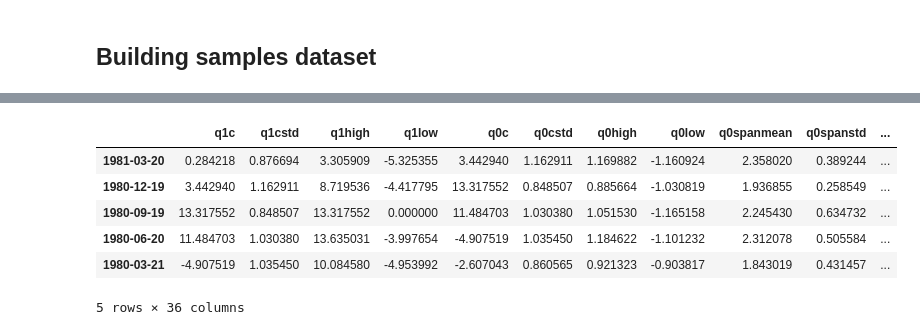
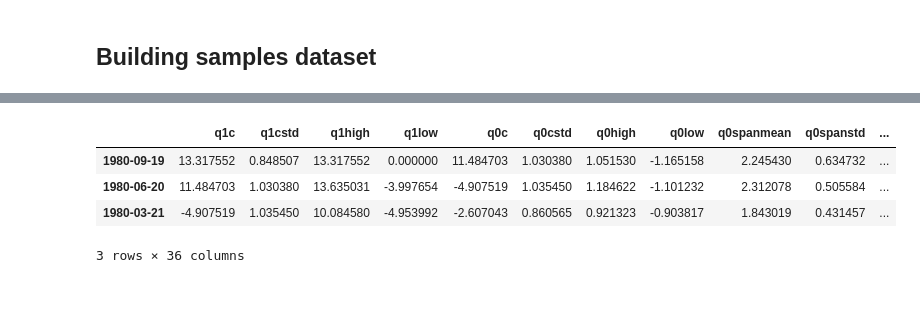
Before and after one commit to marcolunardi/metis, a Jupyter notebook: kojak_work/options_project_analysis.ipynb, the cells around one changed output, grey strips where cells are left out. Saved outputs shown, nothing was run; the diff lists cells and outputs as text; code cells hidden in the pictures; blank space fills up the shorter version.

Commit message:
data csv completed yet to be verified

```diff
--- a/kojak_work/options_project_analysis.ipynb
+++ b/kojak_work/options_project_analysis.ipynb
@@ -740,8 +740,8 @@ exp = []
 d = dp.parse("21/03/2015")
 while d > dp.parse("20/03/1980"):
     d = d - WeekOfMonth(weekday = 4, week = 2) + DateOffset(days = 1) - BDay()
-    if d != dp.parse("21/09/2001"):
-        exp.append(d)
+#    if d != dp.parse("21/09/2001"):
+    exp.append(d)
     d = d - DateOffset(days = 80)
 
 len(exp)
@@ -976,7 +976,7 @@ data.m0spanmean = m0spanmean
 data.m0spanstd = m0spanstd
 data.m0lixt = m0lixt
 data.m0lixc72 = m0lixc72
-data.m0lix288 = m0lixc288
+data.m0lixc288 = m0lixc288
 data.m0lixd = m0lixd
 data.m0lixm = m0lixm
 data.m0lixtv = m0lixtv
@@ -1004,10 +995,8 @@ data.head(5)
 # %%
-data.tail(5)
+data.tail(3)
 # %% [output]
 |  | q1c | q1cstd | q1high | q1low | q0c | q0cstd | q0high | q0low | q0spanmean | q0spanstd | ... |
-| 1981-03-20 | 0.284218 | 0.876694 | 3.305909 | -5.325355 | 3.442940 | 1.162911 | 1.169882 | -1.160924 | 2.358020 | 0.389244 | ... |
-| 1980-12-19 | 3.442940 | 1.162911 | 8.719536 | -4.417795 | 13.317552 | 0.848507 | 0.885664 | -1.030819 | 1.936855 | 0.258549 | ... |
 | 1980-09-19 | 13.317552 | 0.848507 | 13.317552 | 0.000000 | 11.484703 | 1.030380 | 1.051530 | -1.165158 | 2.245430 | 0.634732 | ... |
 | 1980-06-20 | 11.484703 | 1.030380 | 13.635031 | -3.997654 | -4.907519 | 1.035450 | 1.184622 | -1.101232 | 2.312078 | 0.505584 | ... |
 | 1980-03-21 | -4.907519 | 1.035450 | 10.084580 | -4.953992 | -2.607043 | 0.860565 | 0.921323 | -0.903817 | 1.843019 | 0.431457 | ... |
-5 rows × 36 columns
+3 rows × 36 columns
```
Also changed, not shown: parts of 10 cells of this notebook, 1 other file.
